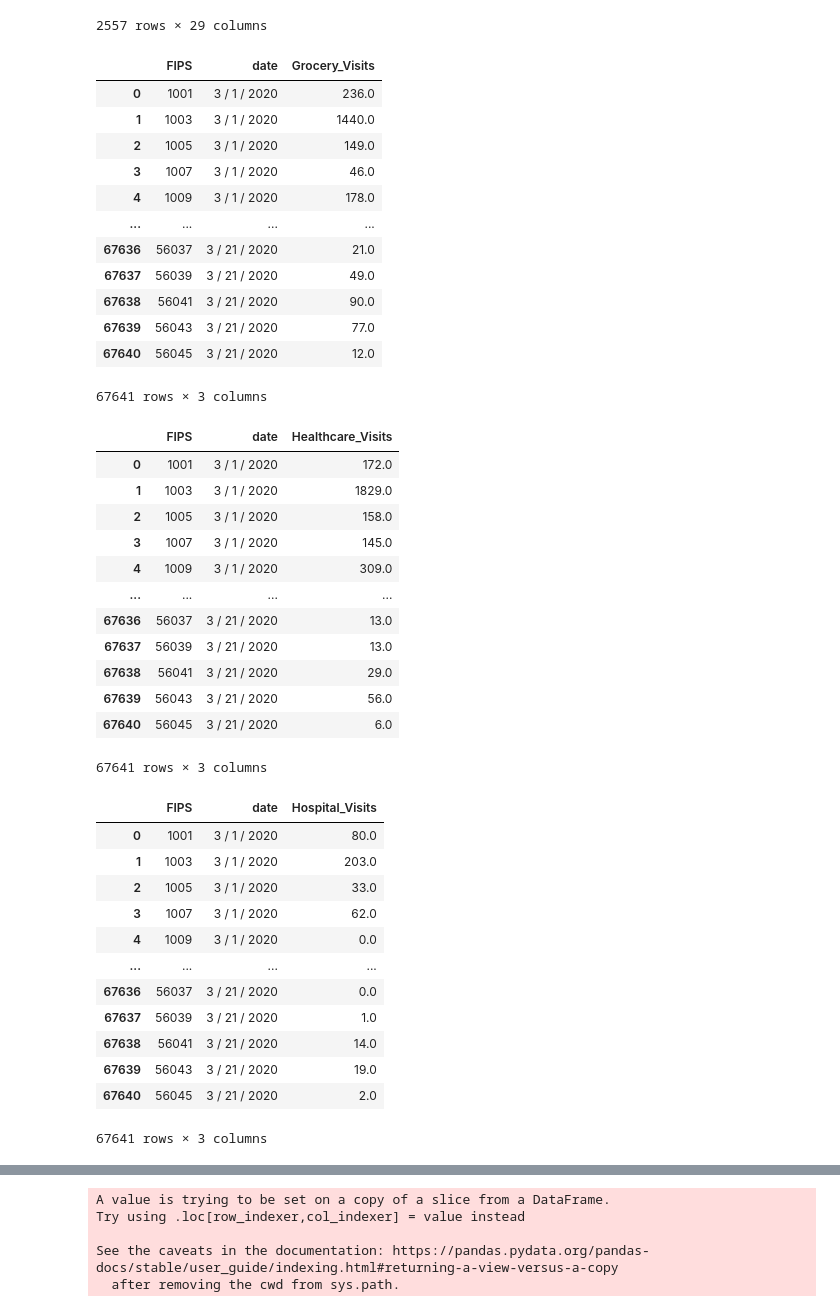
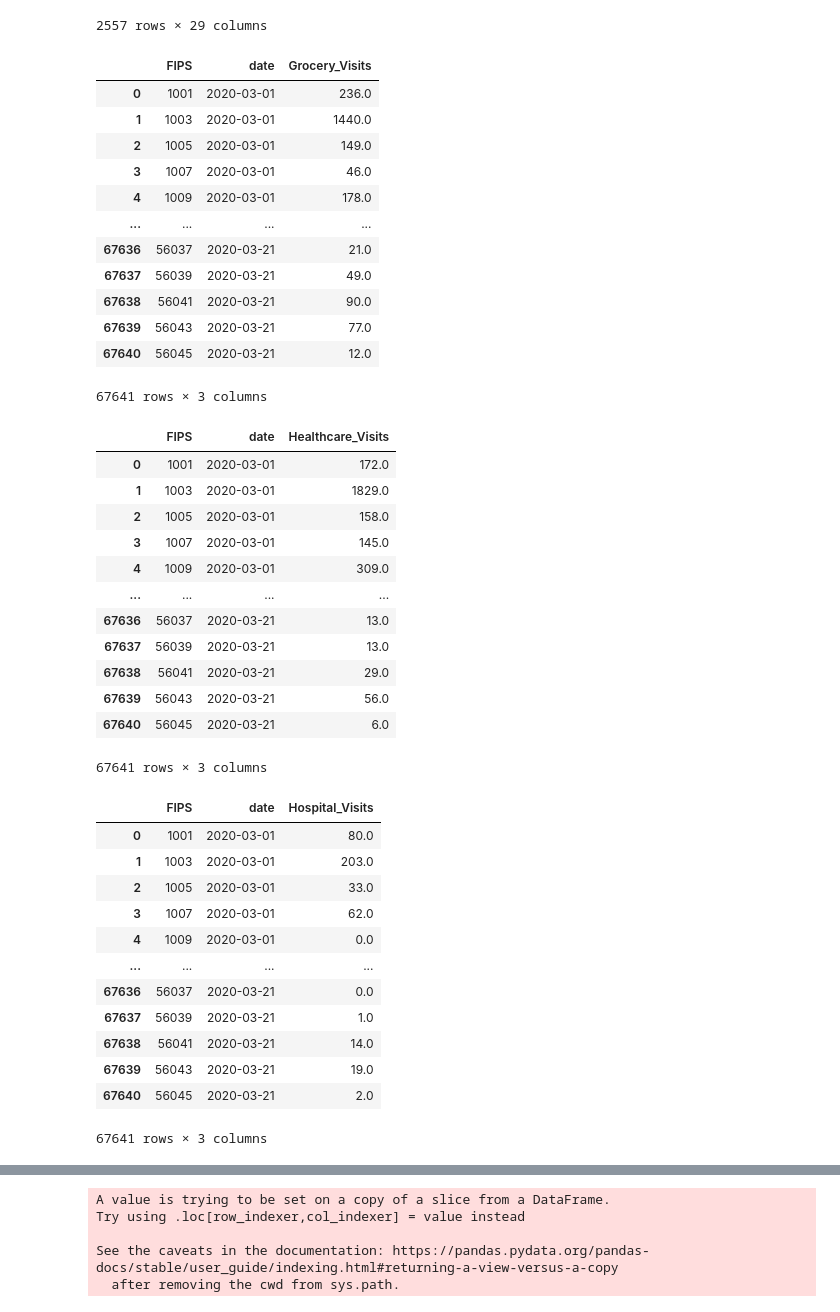
Before and after one commit to KotR9001/Covid_19_Insights, a Jupyter notebook: Jupyter Notebooks/Covid-19_Insights.ipynb, the cells around one changed output, grey strips where cells are left out. Drawn from its saved outputs; the diff is of its cells as text; code cells hidden in the pictures.

```diff
--- a/Jupyter Notebooks/Covid-19_Insights.ipynb
+++ b/Jupyter Notebooks/Covid-19_Insights.ipynb
@@ -231,59 +231,62 @@ counties_features
 # %%
 #Create Grocery Visits Pivot Table
 grocery_visits_pivot = pd.melt(grocery_visits, id_vars='FIPS', var_name="date", value_name='Grocery_Visits')
 grocery_visits_pivot_cleaned = grocery_visits_pivot.reset_index(drop=True)
+grocery_visits_pivot_cleaned['date'] = pd.to_datetime(grocery_visits_pivot_cleaned['date'])
 grocery_visits_pivot_cleaned
 # %% [output]
 |  | FIPS | date | Grocery_Visits |
-| 0 | 1001 | 3 / 1 / 2020 | 236.0 |
-| 1 | 1003 | 3 / 1 / 2020 | 1440.0 |
-| 2 | 1005 | 3 / 1 / 2020 | 149.0 |
-| 3 | 1007 | 3 / 1 / 2020 | 46.0 |
-| 4 | 1009 | 3 / 1 / 2020 | 178.0 |
+| 0 | 1001 | 2020-03-01 | 236.0 |
+| 1 | 1003 | 2020-03-01 | 1440.0 |
+| 2 | 1005 | 2020-03-01 | 149.0 |
+| 3 | 1007 | 2020-03-01 | 46.0 |
+| 4 | 1009 | 2020-03-01 | 178.0 |
 | ... | ... | ... | ... |
-| 67636 | 56037 | 3 / 21 / 2020 | 21.0 |
-| 67637 | 56039 | 3 / 21 / 2020 | 49.0 |
-| 67638 | 56041 | 3 / 21 / 2020 | 90.0 |
-| 67639 | 56043 | 3 / 21 / 2020 | 77.0 |
-| 67640 | 56045 | 3 / 21 / 2020 | 12.0 |
+| 67636 | 56037 | 2020-03-21 | 21.0 |
+| 67637 | 56039 | 2020-03-21 | 49.0 |
+| 67638 | 56041 | 2020-03-21 | 90.0 |
+| 67639 | 56043 | 2020-03-21 | 77.0 |
+| 67640 | 56045 | 2020-03-21 | 12.0 |
 67641 rows × 3 columns
 # %%
 #Create Healthcare Visits Pivot Table
 healthcare_visits_pivot = pd.melt(healthcare_visits, id_vars='FIPS', var_name="date", value_name='Healthcare_Visits')
 healthcare_visits_pivot_cleaned = healthcare_visits_pivot.reset_index(drop=True)
+healthcare_visits_pivot_cleaned['date'] = pd.to_datetime(healthcare_visits_pivot['date'])
 healthcare_visits_pivot_cleaned
 # %% [output]
 |  | FIPS | date | Healthcare_Visits |
-| 0 | 1001 | 3 / 1 / 2020 | 172.0 |
-| 1 | 1003 | 3 / 1 / 2020 | 1829.0 |
-| 2 | 1005 | 3 / 1 / 2020 | 158.0 |
-| 3 | 1007 | 3 / 1 / 2020 | 145.0 |
-| 4 | 1009 | 3 / 1 / 2020 | 309.0 |
+| 0 | 1001 | 2020-03-01 | 172.0 |
+| 1 | 1003 | 2020-03-01 | 1829.0 |
+| 2 | 1005 | 2020-03-01 | 158.0 |
+| 3 | 1007 | 2020-03-01 | 145.0 |
+| 4 | 1009 | 2020-03-01 | 309.0 |
 | ... | ... | ... | ... |
-| 67636 | 56037 | 3 / 21 / 2020 | 13.0 |
-| 67637 | 56039 | 3 / 21 / 2020 | 13.0 |
-| 67638 | 56041 | 3 / 21 / 2020 | 29.0 |
-| 67639 | 56043 | 3 / 21 / 2020 | 56.0 |
-| 67640 | 56045 | 3 / 21 / 2020 | 6.0 |
+| 67636 | 56037 | 2020-03-21 | 13.0 |
+| 67637 | 56039 | 2020-03-21 | 13.0 |
+| 67638 | 56041 | 2020-03-21 | 29.0 |
+| 67639 | 56043 | 2020-03-21 | 56.0 |
+| 67640 | 56045 | 2020-03-21 | 6.0 |
 67641 rows × 3 columns
 # %%
 #Create Hospital Visits Pivot Table
 hospital_visits_pivot = pd.melt(hospital_visits, id_vars='FIPS', var_name="date", value_name='Hospital_Visits')
 hospital_visits_pivot_cleaned = hospital_visits_pivot.reset_index(drop=True)
+hospital_visits_pivot_cleaned['date'] = pd.to_datetime(hospital_visits_pivot_cleaned['date'])
 hospital_visits_pivot_cleaned
 # %% [output]
 |  | FIPS | date | Hospital_Visits |
-| 0 | 1001 | 3 / 1 / 2020 | 80.0 |
-| 1 | 1003 | 3 / 1 / 2020 | 203.0 |
-| 2 | 1005 | 3 / 1 / 2020 | 33.0 |
-| 3 | 1007 | 3 / 1 / 2020 | 62.0 |
-| 4 | 1009 | 3 / 1 / 2020 | 0.0 |
+| 0 | 1001 | 2020-03-01 | 80.0 |
+| 1 | 1003 | 2020-03-01 | 203.0 |
+| 2 | 1005 | 2020-03-01 | 33.0 |
+| 3 | 1007 | 2020-03-01 | 62.0 |
+| 4 | 1009 | 2020-03-01 | 0.0 |
 | ... | ... | ... | ... |
-| 67636 | 56037 | 3 / 21 / 2020 | 0.0 |
-| 67637 | 56039 | 3 / 21 / 2020 | 1.0 |
-| 67638 | 56041 | 3 / 21 / 2020 | 14.0 |
-| 67639 | 56043 | 3 / 21 / 2020 | 19.0 |
-| 67640 | 56045 | 3 / 21 / 2020 | 2.0 |
+| 67636 | 56037 | 2020-03-21 | 0.0 |
+| 67637 | 56039 | 2020-03-21 | 1.0 |
+| 67638 | 56041 | 2020-03-21 | 14.0 |
+| 67639 | 56043 | 2020-03-21 | 19.0 |
+| 67640 | 56045 | 2020-03-21 | 2.0 |
 67641 rows × 3 columns
 # %%
 #Create Interventions Pivot Table
```
Also changed, not shown: parts of 30 cells of this notebook, 2 other files.
